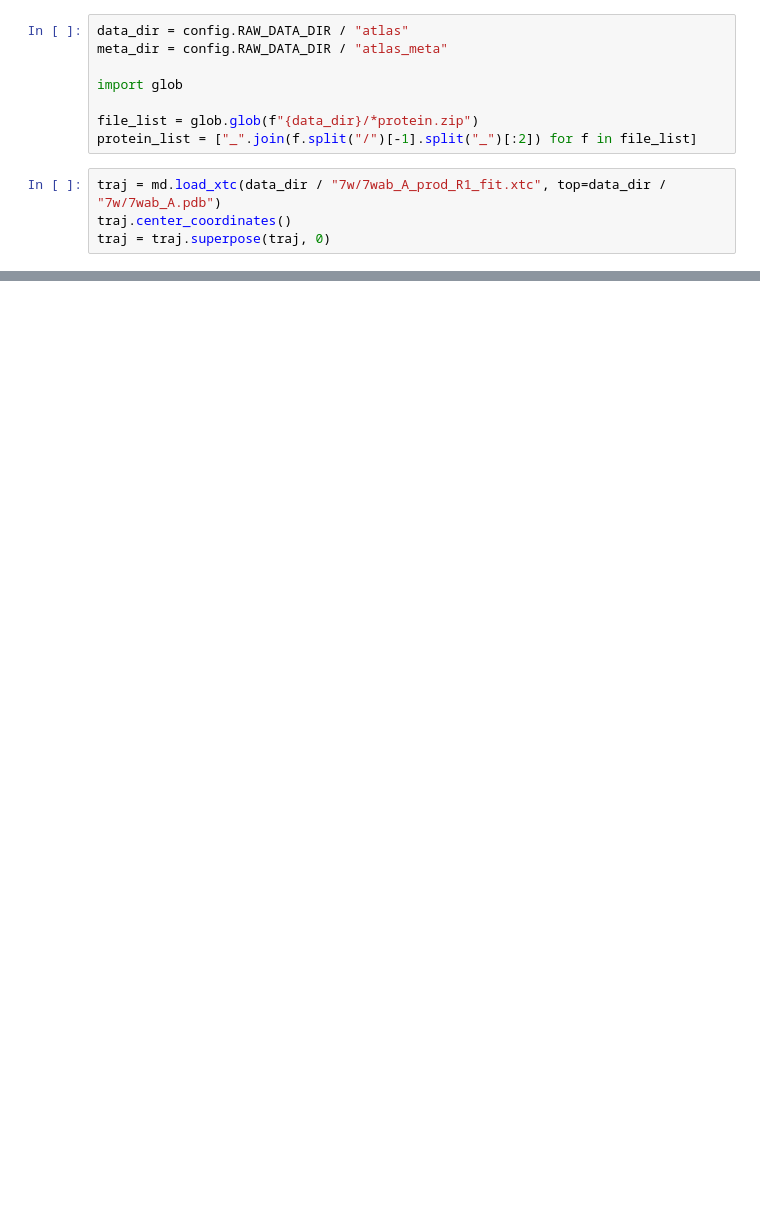
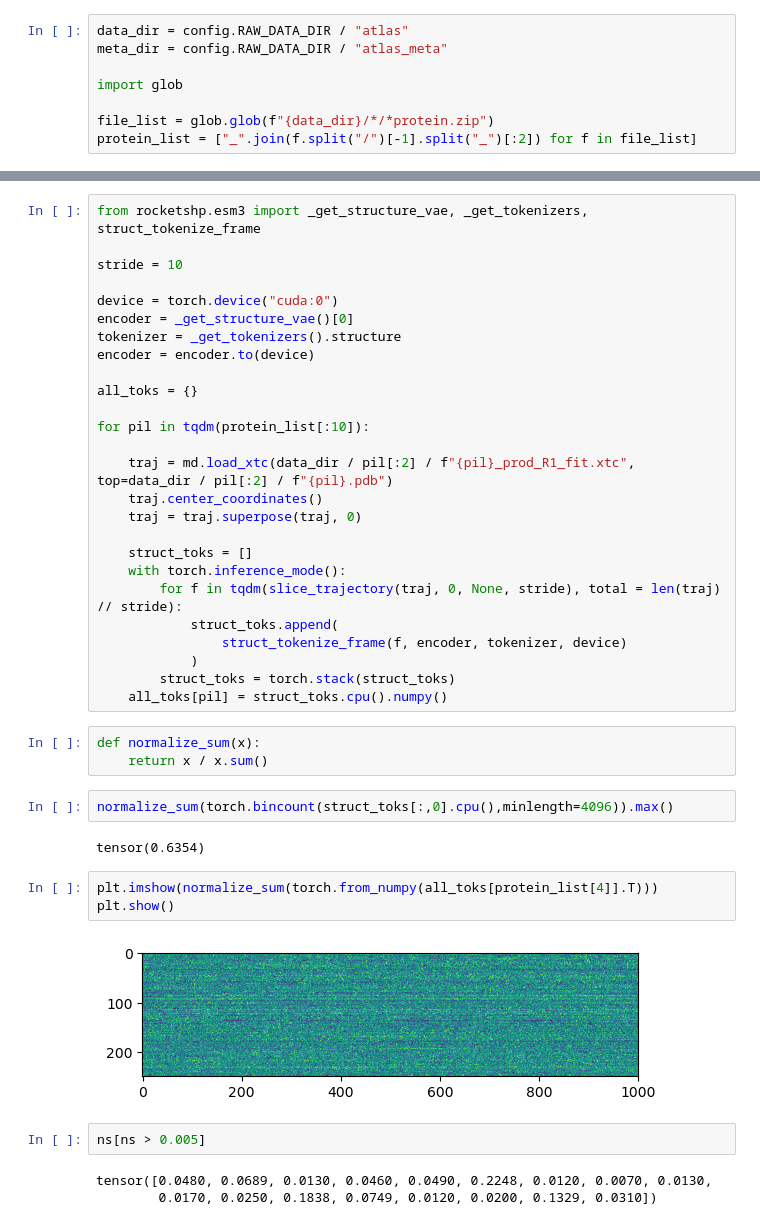
Before and after one commit to flatironinstitute/RocketSHP, a Jupyter notebook: notebooks/1.03_atlas_shp.ipynb, the cells around one changed output, grey strips where cells are left out. Cells and saved outputs as stored; diff of their text form; blank space fills up the shorter version.

```diff
--- a/notebooks/1.03_atlas_shp.ipynb
+++ b/notebooks/1.03_atlas_shp.ipynb
@@ -14,9 +24,5 @@ meta_dir = config.RAW_DATA_DIR / "atlas_meta"
 
 import glob
 
-file_list = glob.glob(f"{data_dir}/*protein.zip")
+file_list = glob.glob(f"{data_dir}/*/*protein.zip")
 protein_list = ["_".join(f.split("/")[-1].split("_")[:2]) for f in file_list]
-# %%
-traj = md.load_xtc(data_dir / "7w/7wab_A_prod_R1_fit.xtc", top=data_dir / "7w/7wab_A.pdb")
-traj.center_coordinates()
-traj = traj.superpose(traj, 0)
@@ -48,0 +64,43 @@ NGLWidget(max_frame=99)
+# %%
+from rocketshp.esm3 import _get_structure_vae, _get_tokenizers, struct_tokenize_frame
+
+stride = 10
+
+device = torch.device("cuda:0")
+encoder = _get_structure_vae()[0]
+tokenizer = _get_tokenizers().structure
+encoder = encoder.to(device)
+
+all_toks = {}
+
+for pil in tqdm(protein_list[:10]):
+
+    traj = md.load_xtc(data_dir / pil[:2] / f"{pil}_prod_R1_fit.xtc", top=data_dir / pil[:2] / f"{pil}.pdb")
+    traj.center_coordinates()
+    traj = traj.superpose(traj, 0)
+
+    struct_toks = []
+    with torch.inference_mode():
+        for f in tqdm(slice_trajectory(traj, 0, None, stride), total = len(traj) // stride):
+            struct_toks.append(
+                struct_tokenize_frame(f, encoder, tokenizer, device)
+            )
+        struct_toks = torch.stack(struct_toks)
+    all_toks[pil] = struct_toks.cpu().numpy()
+# %%
+def normalize_sum(x):
+    return x / x.sum()
+# %%
+normalize_sum(torch.bincount(struct_toks[:,0].cpu(),minlength=4096)).max()
+# %% [output]
+tensor(0.6354)
+# %%
+plt.imshow(normalize_sum(torch.from_numpy(all_toks[protein_list[4]].T)))
+plt.show()
+# %% [output]
+[figure, added]
+# %%
+ns[ns > 0.005]
+# %% [output]
+tensor([0.0480, 0.0689, 0.0130, 0.0460, 0.0490, 0.2248, 0.0120, 0.0070, 0.0130,
+        0.0170, 0.0250, 0.1838, 0.0749, 0.0120, 0.0200, 0.1329, 0.0310])
```
Also changed, not shown: parts of 8 cells of this notebook, 17 other files.
